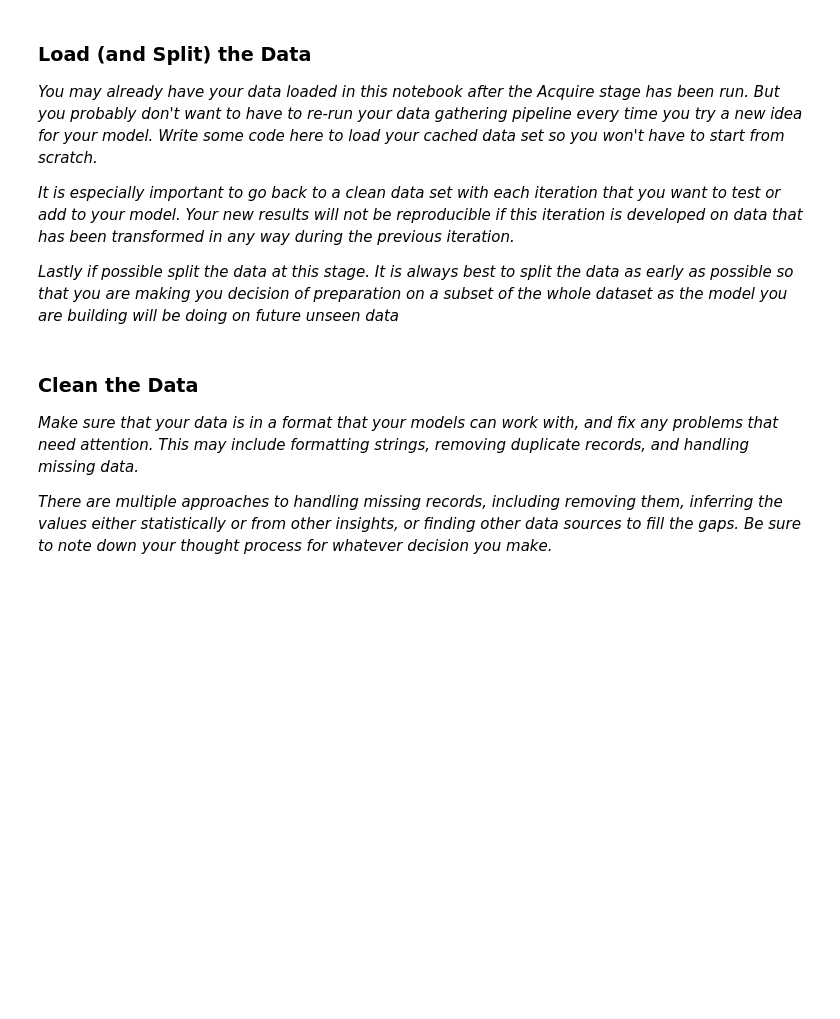
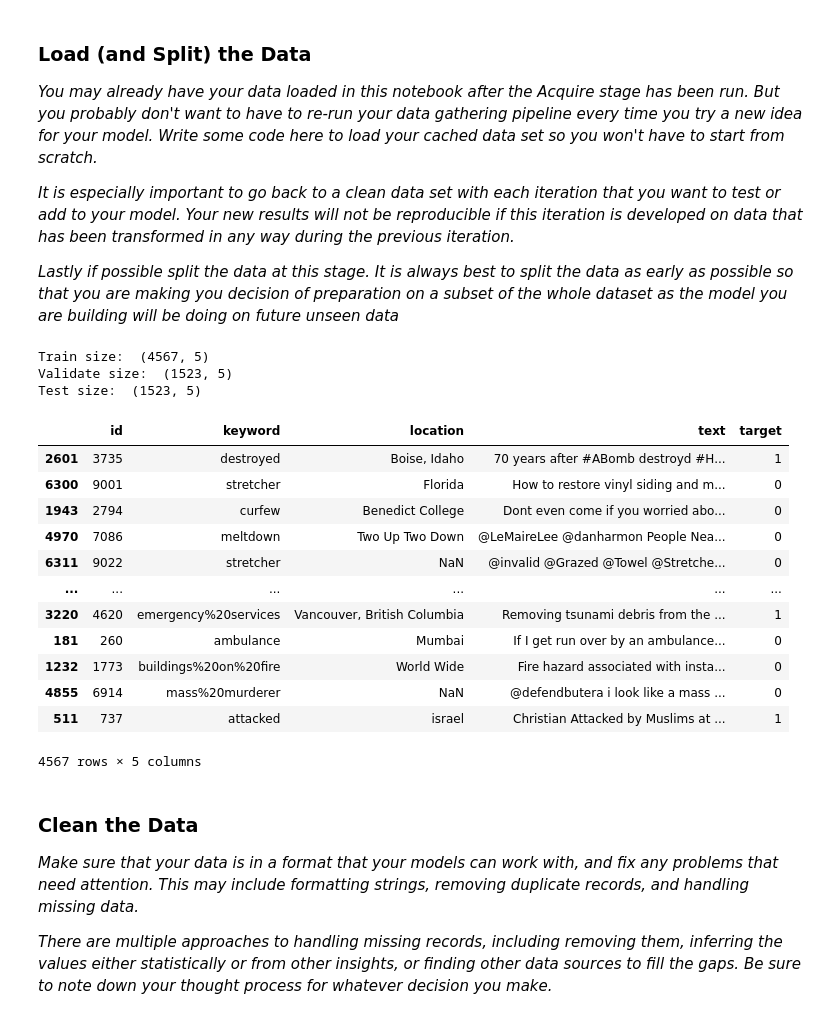
Before and after one commit to RyanMcCall/disaster_tweets_real_or_not_nlp, a Jupyter notebook: notebooks/ryan_mvp.ipynb, the cells around one changed output. Drawn from its saved outputs; the diff is of its cells as text; code cells hidden in the pictures; blank space fills up the shorter version.

```diff
--- a/notebooks/ryan_mvp.ipynb
+++ b/notebooks/ryan_mvp.ipynb
@@ -134,6 +142,32 @@ Acquire: Completed!
 *It is especially important to go back to a clean data set with each iteration that you want to test or add to your model. Your new results will not be reproducible if this iteration is developed on data that has been transformed in any way during the previous iteration.*
 
 *Lastly if possible split the data at this stage. It is always best to split the data as early as possible so that you are making you decision of preparation on a subset of the whole dataset as the model you are building will be doing on future unseen data*
+# %%
+data = pd.read_csv('data/raw/train.csv')
+
+train_val, test = train_test_split(data, test_size=.2, random_state=13, stratify=data.target)
+train, val = train_test_split(train_val, test_size=.25, random_state=13, stratify=train_val.target)
+print("Train size: ", train.shape)
+print("Validate size: ", val.shape)
+print("Test size: ", test.shape)
+train
+# %% [output]
+Train size:  (4567, 5)
+Validate size:  (1523, 5)
+Test size:  (1523, 5)
+|  | id | keyword | location | text | target |
+| 2601 | 3735 | destroyed | Boise, Idaho | 70 years after #ABomb destroyd #H... | 1 |
+| 6300 | 9001 | stretcher | Florida | How to restore vinyl siding and m... | 0 |
+| 1943 | 2794 | curfew | Benedict College | Dont even come if you worried abo... | 0 |
+| 4970 | 7086 | meltdown | Two Up Two Down | @LeMaireLee @danharmon People Nea... | 0 |
+| 6311 | 9022 | stretcher | NaN | @invalid @Grazed @Towel @Stretche... | 0 |
+| ... | ... | ... | ... | ... | ... |
+| 3220 | 4620 | emergency%20services | Vancouver, British Columbia | Removing tsunami debris from the ... | 1 |
+| 181 | 260 | ambulance | Mumbai | If I get run over by an ambulance... | 0 |
+| 1232 | 1773 | buildings%20on%20fire | World Wide | Fire hazard associated with insta... | 0 |
+| 4855 | 6914 | mass%20murderer | NaN | @defendbutera i look like a mass ... | 0 |
+| 511 | 737 | attacked | israel | Christian Attacked by Muslims at ... | 1 |
+4567 rows × 5 columns
 # %% [markdown]
 ### Clean the Data
 
```
Also changed, not shown: parts of 4 cells of this notebook.
